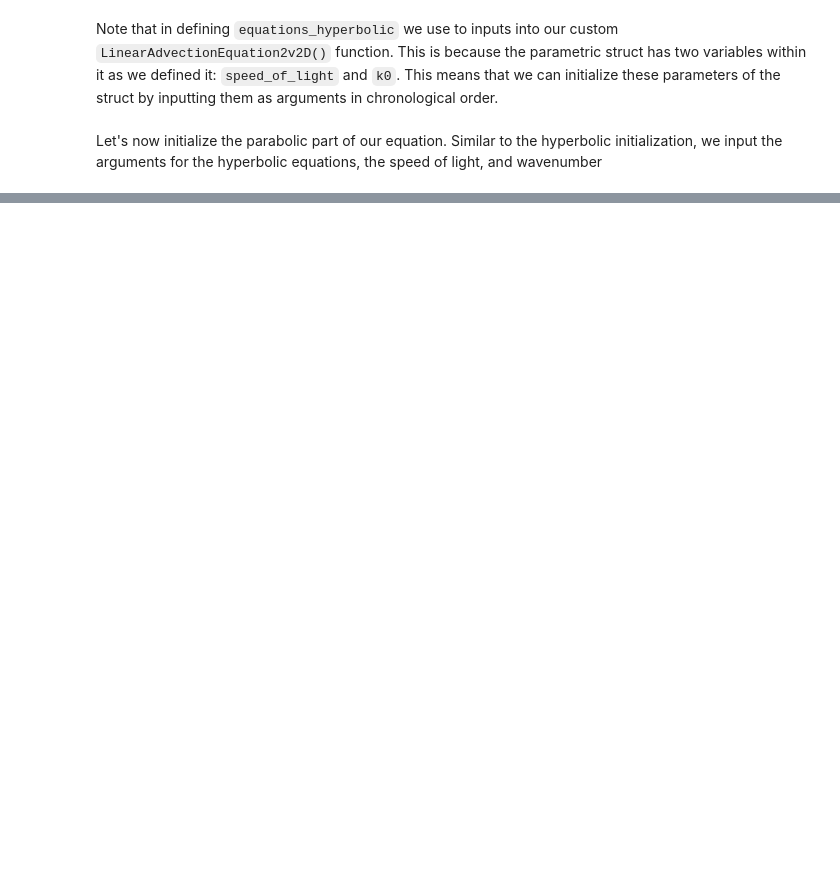
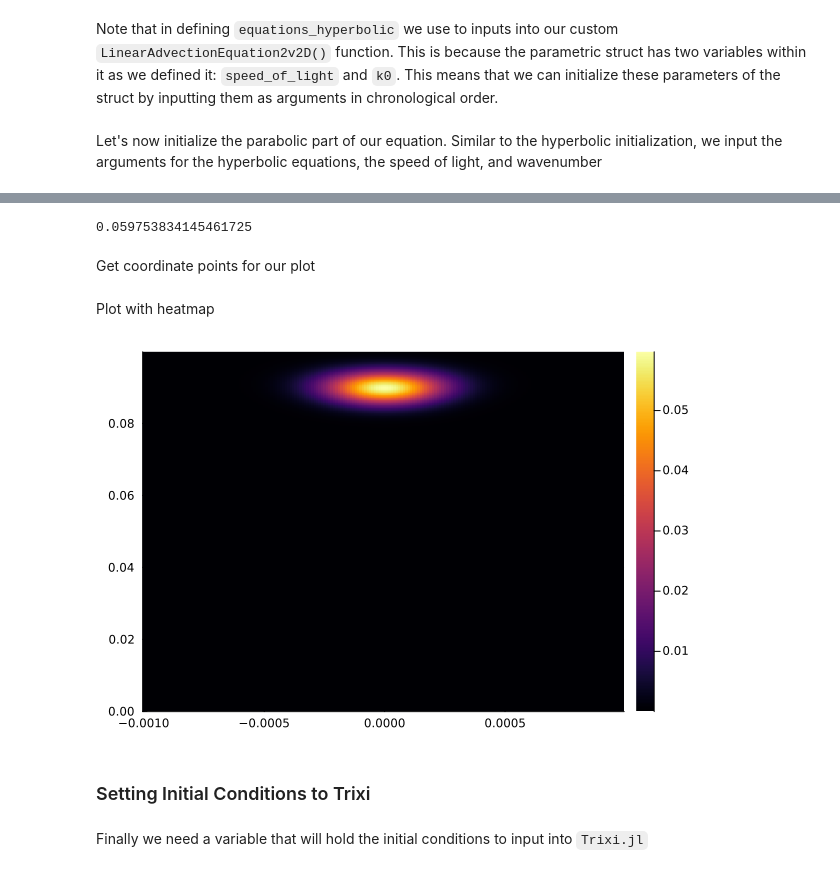
Before and after one commit to erny123/TRIXIExamples, a Jupyter notebook: TRIXI-SVEA-Nonlinear-Kerr.ipynb, the cells around one changed output, grey strips where cells are left out. Drawn from its saved outputs; the diff is of its cells as text; code cells hidden in the pictures; blank space fills up the shorter version.

```diff
--- a/TRIXI-SVEA-Nonlinear-Kerr.ipynb
+++ b/TRIXI-SVEA-Nonlinear-Kerr.ipynb
@@ -629,0 +933,7 @@ equations_parabolic = ConstantAnisotropicDiffusion2D(equations_hyperbolic, cnorm
+# %%
+zdomain = [0.0, 1.0*Znorm]
+ZTOT = zdomain[2]-zdomain[1]
+ZTOTnorm = ZTOT/Znorm
+rdomain = [-0.5*Rnorm, 0.5*Rnorm]
+
+ZTOT, ZTOTnorm, zdomain, rdomain
@@ -629,0 +953,3 @@ equations_parabolic = ConstantAnisotropicDiffusion2D(equations_hyperbolic, cnorm
+# %%
+dz = (zdomain[2]-zdomain[1])/NZ
+dr = (rdomain[2]-rdomain[1])/NR
@@ -629,0 +964,21 @@ equations_parabolic = ConstantAnisotropicDiffusion2D(equations_hyperbolic, cnorm
+# %%
+AAint = abs2.(AA);
+# %%
+maximum(AAint)
+# %% [output]
+0.059753834145461725
+# %% [markdown]
+Get coordinate points for our plot
+# %%
+Zdomain = [zdomain[1] + (i-1)*dz for i in 1:NZ]
+Rdomain = [rdomain[1] + (i-1)*dr for i in 1:NR];
+# %% [markdown]
+Plot with heatmap
+# %%
+heatmap(Rdomain, Zdomain, AAint, format=:png)
+# %% [output]
+[figure, added]
+# %% [markdown]
+### Setting Initial Conditions to Trixi
+# %% [markdown]
+Finally we need a variable that will hold the initial conditions to input into `Trixi.jl`
```
Also changed, not shown: parts of 104 cells of this notebook.
